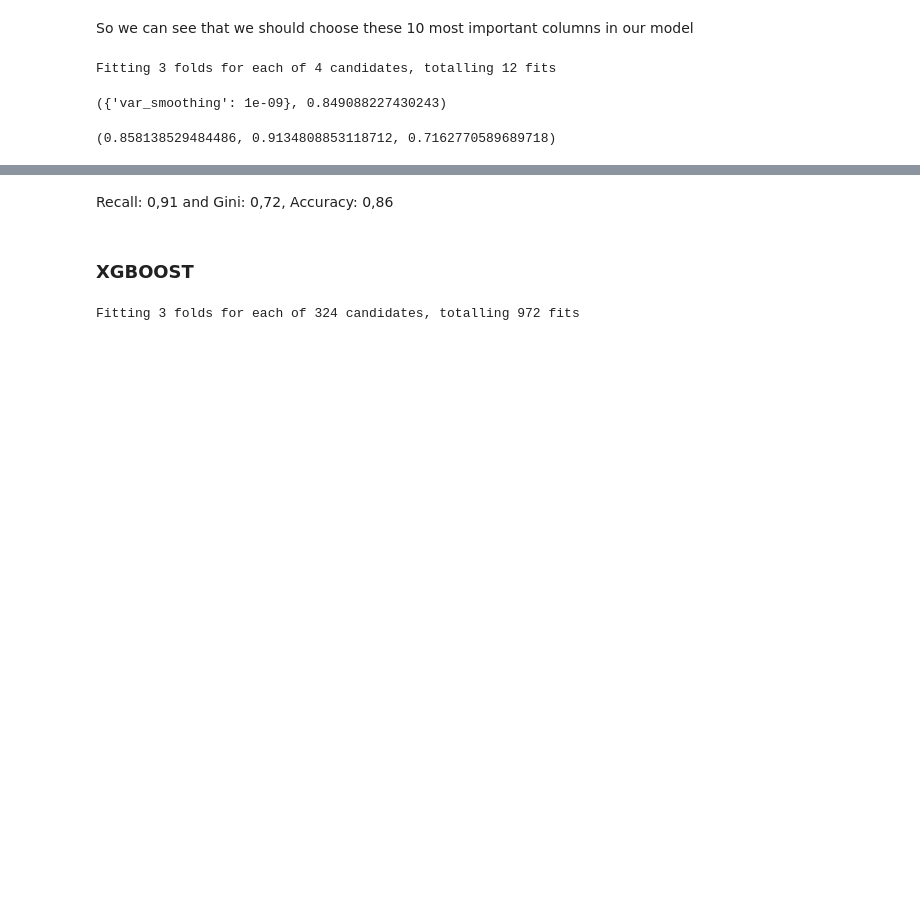
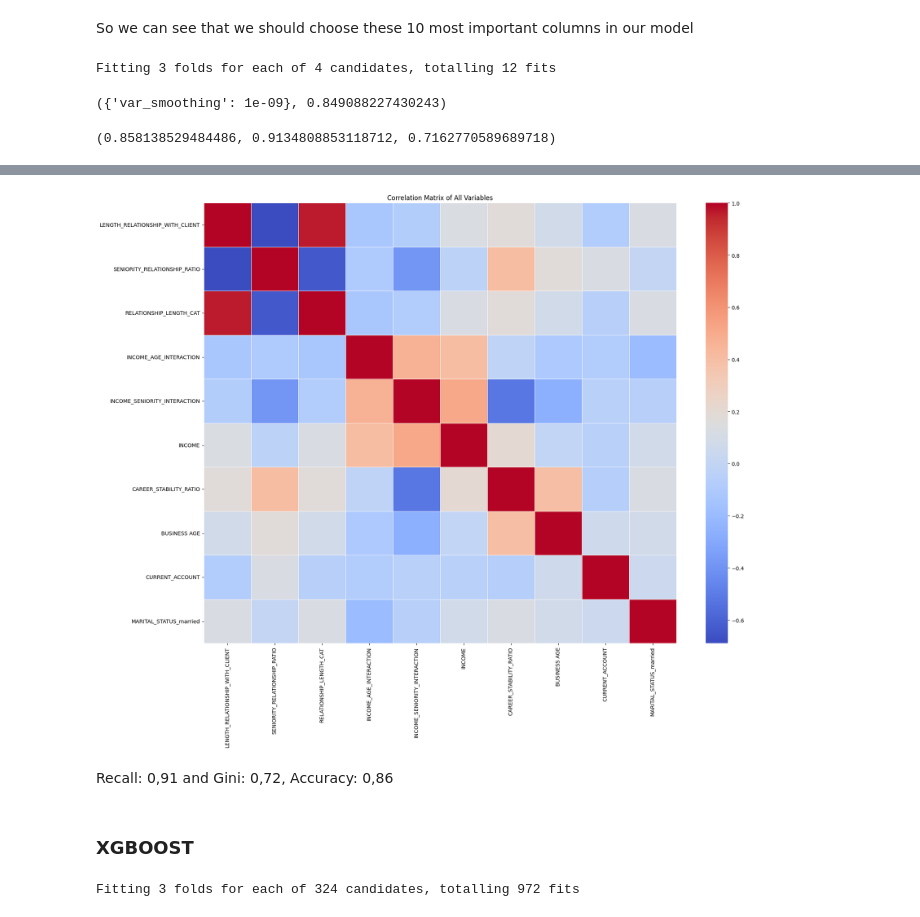
Before and after one commit to MikolajRowicki/Credit-Score-Prediction, a Jupyter notebook: Projekt 1 - Model Building.ipynb, the cells around one changed output, grey strips where cells are left out. Drawn from its saved outputs; the diff is of its cells as text; code cells hidden in the pictures; blank space fills up the shorter version.

```diff
--- a/Projekt 1 - Model Building.ipynb
+++ b/Projekt 1 - Model Building.ipynb
@@ -434,3 +471,27 @@ accuracy_nb, recall_nb, gini_nb
+# %%
+correlation_matrix = X_train.corr()
+
+
+# Setting the size of the figure
+
+plt.figure(figsize=(20, 15))
+
+
+# Generating a heatmap to visualize the correlation matrix
+
+sns.heatmap(correlation_matrix, cmap='coolwarm', annot=False, linewidths=.5)
+
+
+# Setting the title of the heatmap
+
+plt.title('Correlation Matrix of All Variables')
+
+
+# Showing the heatmap
+
+plt.show()
+# %% [output]
+[figure, added]
 # %% [markdown]
 Recall: 0,91 and Gini: 0,72, Accuracy: 0,86
 # %% [markdown]
```
Also changed, not shown: parts of 3 cells of this notebook.
